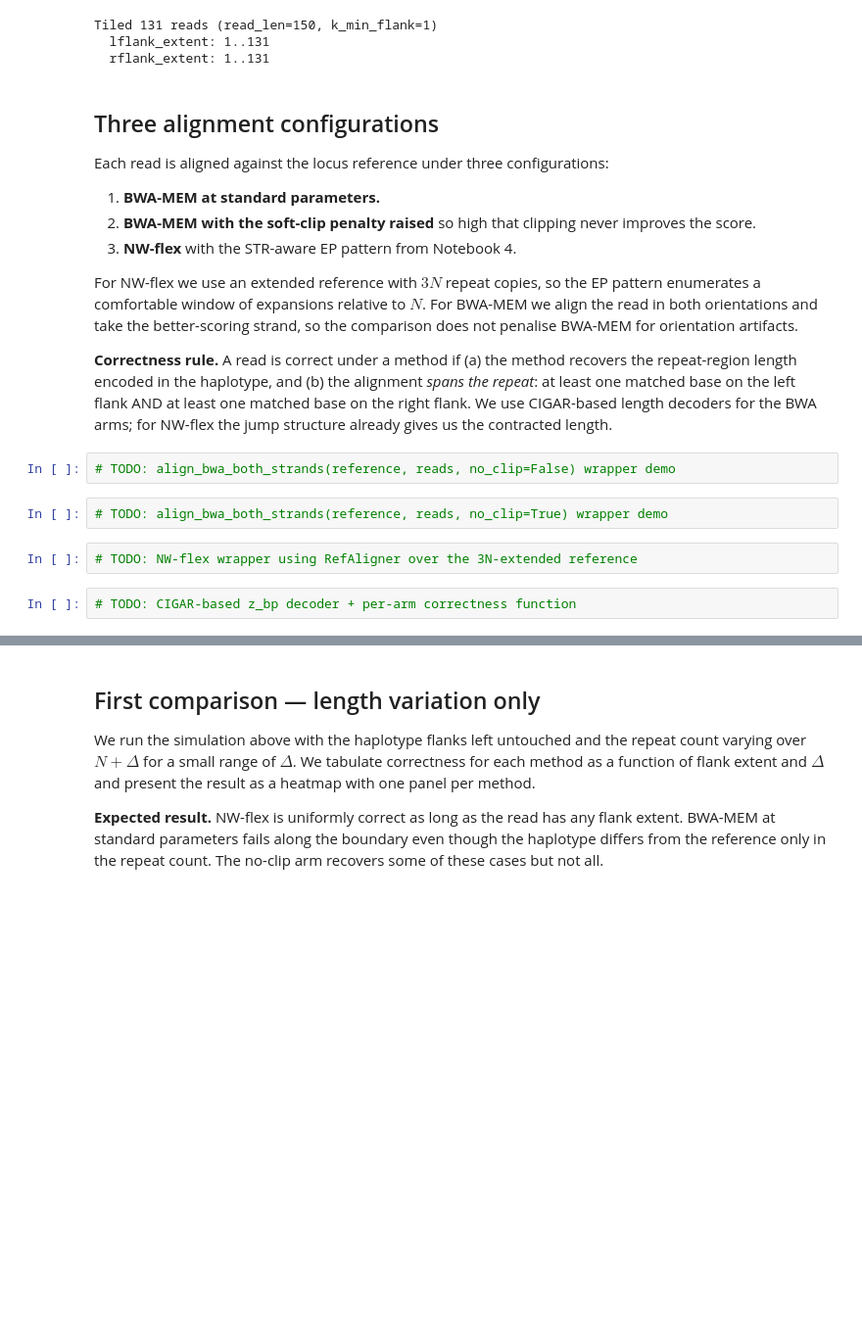
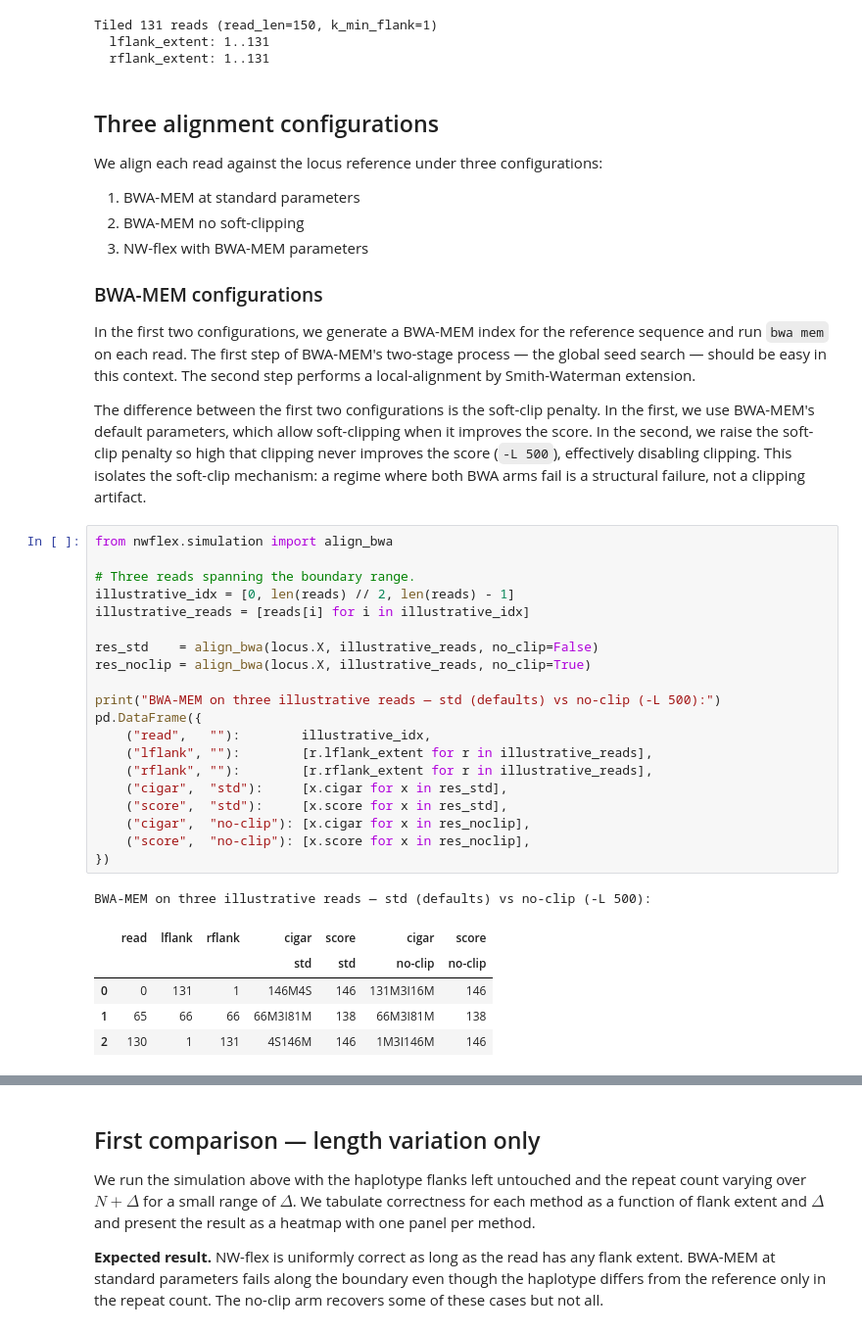
Before and after one commit to nwflex/nwflex, a Jupyter notebook: notebooks/07_NWflex_BWA_Comparison.ipynb, the cells around one changed output, grey strips where cells are left out. Shown at 98% size. Drawn from its saved outputs; the diff is of its cells as text; blank space fills up the shorter version.

```diff
--- a/notebooks/07_NWflex_BWA_Comparison.ipynb
+++ b/notebooks/07_NWflex_BWA_Comparison.ipynb
@@ -238,21 +188,39 @@ Tiled 131 reads (read_len=150, k_min_flank=1)
   rflank_extent: 1..131
 # %% [markdown]
 ## Three alignment configurations
+We align each read against the locus reference under three configurations:
+1. BWA-MEM at standard parameters
+2. BWA-MEM no soft-clipping
+3. NW-flex with BWA-MEM parameters
 
-Each read is aligned against the locus reference under three configurations:
+### BWA-MEM configurations
+In the first two configurations, we generate a BWA-MEM index for the reference sequence and run `bwa mem` on each read. The first step of BWA-MEM's two-stage process — the global seed search — should be easy in this context. The second step performs a local-alignment by Smith-Waterman extension.
 
-1. **BWA-MEM at standard parameters.**
-2. **BWA-MEM with the soft-clip penalty raised** so high that clipping never improves the score.
-3. **NW-flex** with the STR-aware EP pattern from Notebook 4.
-
-For NW-flex we use an extended reference with $3N$ repeat copies, so the EP pattern enumerates a comfortable window of expansions relative to $N$. For BWA-MEM we align the read in both orientations and take the better-scoring strand, so the comparison does not penalise BWA-MEM for orientation artifacts.
-
-**Correctness rule.** A read is correct under a method if (a) the method recovers the repeat-region length encoded in the haplotype, and (b) the alignment *spans the repeat*: at least one matched base on the left flank AND at least one matched base on the right flank. We use CIGAR-based length decoders for the BWA arms; for NW-flex the jump structure already gives us the contracted length.
+The difference between the first two configurations is the soft-clip penalty. In the first, we use BWA-MEM's default parameters, which allow soft-clipping when it improves the score. In the second, we raise the soft-clip penalty so high that clipping never improves the score (`-L 500`), effectively disabling clipping. This isolates the soft-clip mechanism: a regime where both BWA arms fail is a structural failure, not a clipping artifact.
-# %%
-# TODO: align_bwa_both_strands(reference, reads, no_clip=False) wrapper demo
-# %%
-# TODO: align_bwa_both_strands(reference, reads, no_clip=True) wrapper demo
-# %%
-# TODO: NW-flex wrapper using RefAligner over the 3N-extended reference
-# %%
-# TODO: CIGAR-based z_bp decoder + per-arm correctness function
+# %%
+from nwflex.simulation import align_bwa
+
+# Three reads spanning the boundary range.
+illustrative_idx = [0, len(reads) // 2, len(reads) - 1]
+illustrative_reads = [reads[i] for i in illustrative_idx]
+
+res_std    = align_bwa(locus.X, illustrative_reads, no_clip=False)
+res_noclip = align_bwa(locus.X, illustrative_reads, no_clip=True)
+
+print("BWA-MEM on three illustrative reads — std (defaults) vs no-clip (-L 500):")
+pd.DataFrame({
+    ("read",   ""):        illustrative_idx,
+    ("lflank", ""):        [r.lflank_extent for r in illustrative_reads],
+    ("rflank", ""):        [r.rflank_extent for r in illustrative_reads],
+    ("cigar",  "std"):     [x.cigar for x in res_std],
+    ("score",  "std"):     [x.score for x in res_std],
+    ("cigar",  "no-clip"): [x.cigar for x in res_noclip],
+    ("score",  "no-clip"): [x.score for x in res_noclip],
+})
+# %% [output]
+BWA-MEM on three illustrative reads — std (defaults) vs no-clip (-L 500):
+|  | read | lflank | rflank | cigar | score | cigar | score |
+|  |  |  |  | std | std | no-clip | no-clip |
+| 0 | 0 | 131 | 1 | 146M4S | 146 | 131M3I16M | 146 |
+| 1 | 65 | 66 | 66 | 66M3I81M | 138 | 66M3I81M | 138 |
+| 2 | 130 | 1 | 131 | 4S146M | 146 | 1M3I146M | 146 |
```
Also changed, not shown: parts of 14 cells of this notebook, 6 other files.
